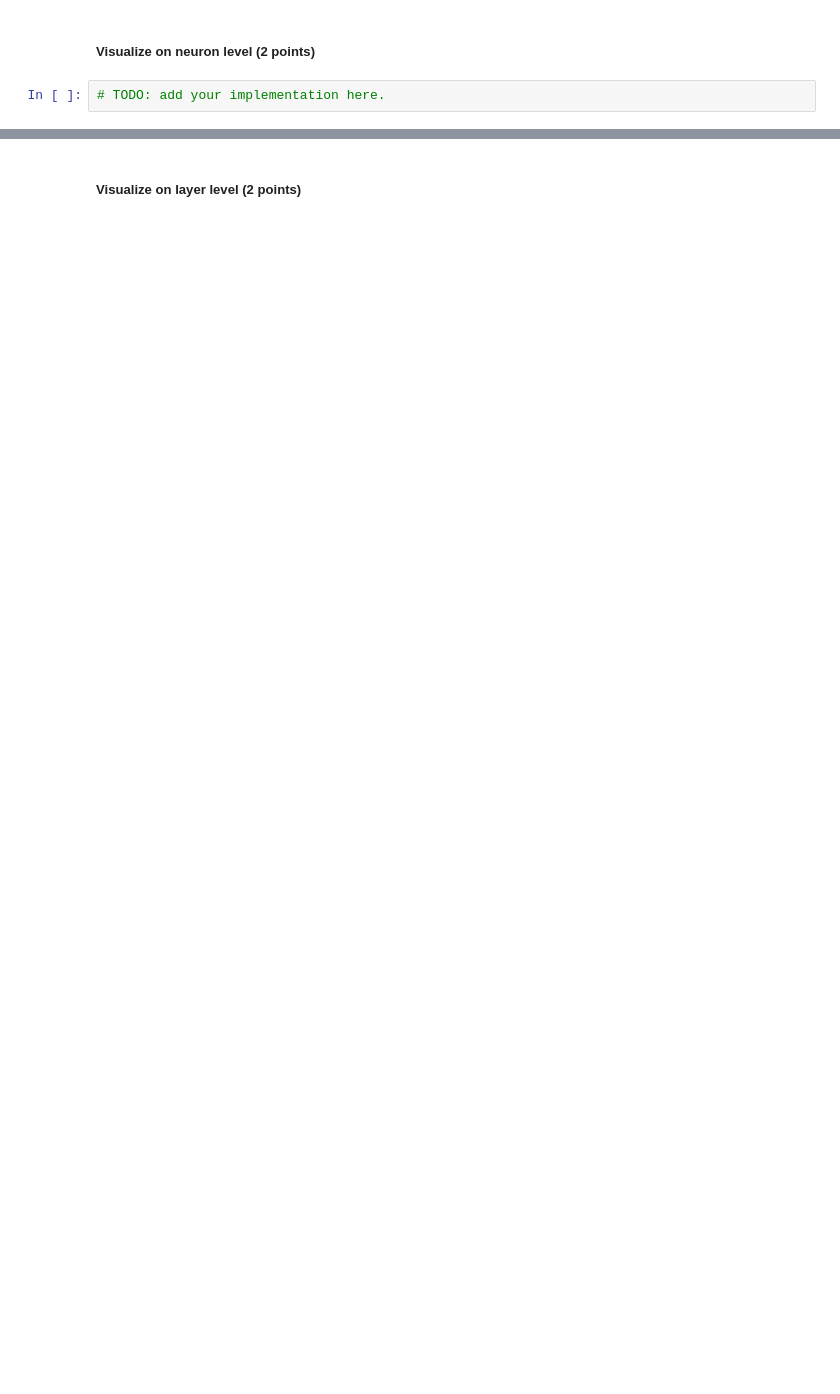
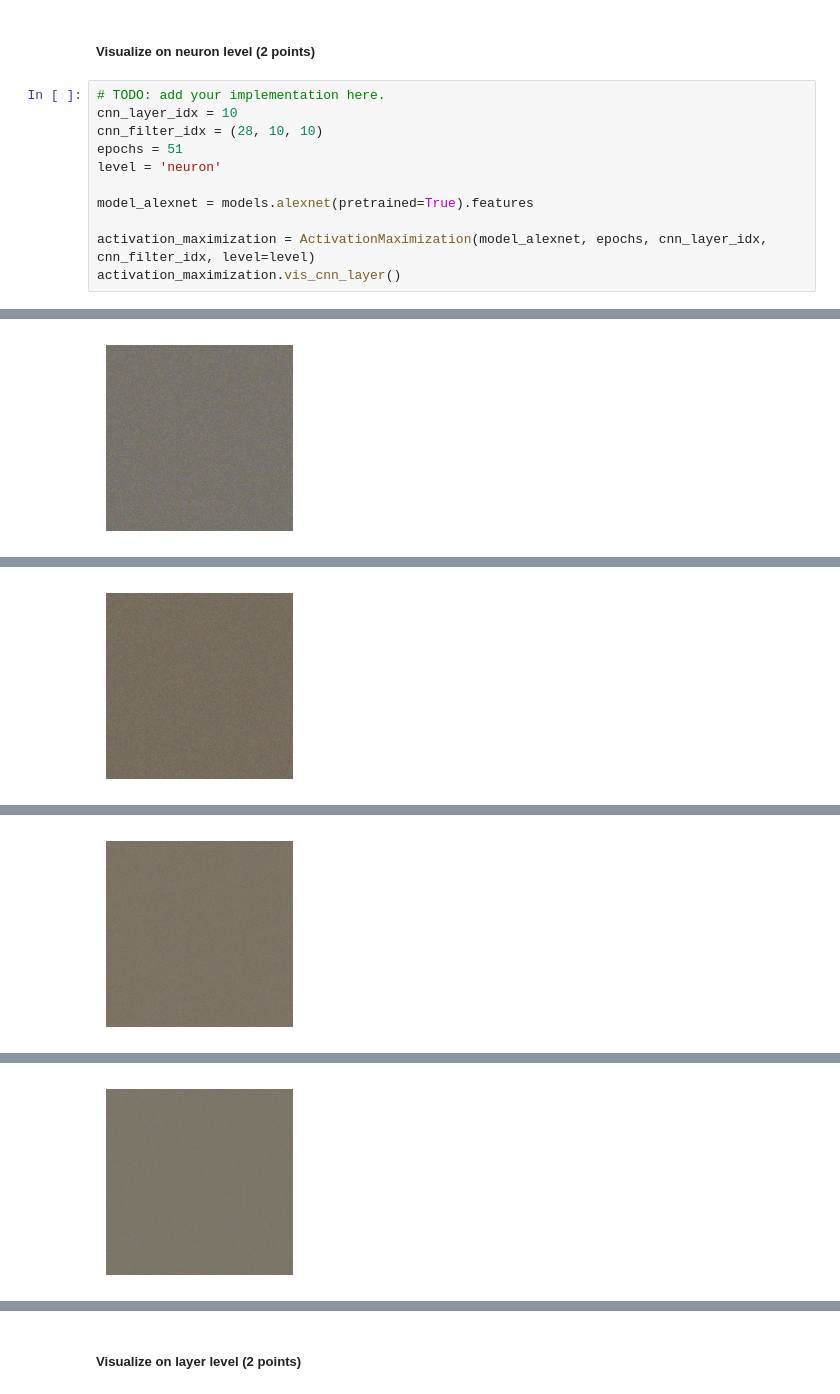
Before and after one commit to tpeat/snn-experiments, a Jupyter notebook: lab2/CSE8803_BMI_Lab2_Tutorial.ipynb, the cells around one changed output, grey strips where cells are left out. Cells and saved outputs as stored; diff of their text form; blank space fills up the shorter version.

```diff
--- a/lab2/CSE8803_BMI_Lab2_Tutorial.ipynb
+++ b/lab2/CSE8803_BMI_Lab2_Tutorial.ipynb
@@ -1216,4 +1393,14 @@ activation_maximization.vis_cnn_layer()
 # %% [markdown]
 ##### Visualize on neuron level (2 points)
-# %%
-# TODO: add your implementation here.
+# %%
+# TODO: add your implementation here.
+cnn_layer_idx = 10
+cnn_filter_idx = (28, 10, 10)
+epochs = 51
+level = 'neuron'
+
+model_alexnet = models.alexnet(pretrained=True).features
+
+activation_maximization = ActivationMaximization(model_alexnet, epochs, cnn_layer_idx, cnn_filter_idx, level=level)
+activation_maximization.vis_cnn_layer()
+# %% [output]
@@ -1219,0 +1408 @@ activation_maximization.vis_cnn_layer()
+[figure, added]
@@ -1219,0 +1410 @@ activation_maximization.vis_cnn_layer()
+[figure, added]
@@ -1219,0 +1412 @@ activation_maximization.vis_cnn_layer()
+[figure, added]
@@ -1219,0 +1414 @@ activation_maximization.vis_cnn_layer()
+[figure, added]
```
Also changed, not shown: parts of 34 cells of this notebook.
